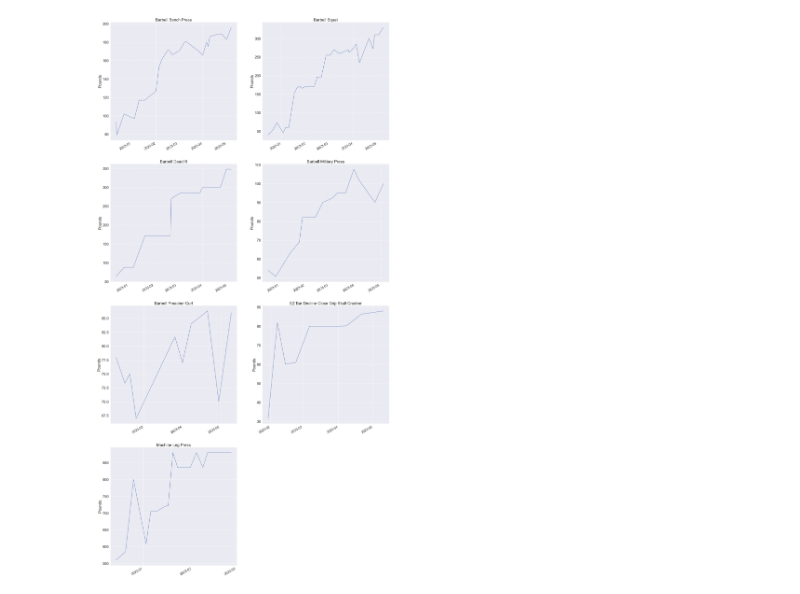
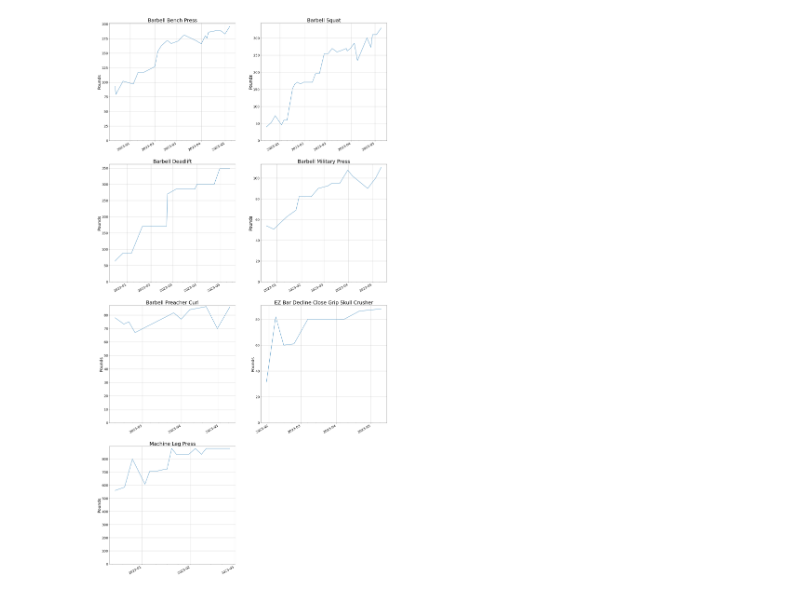
Before and after one commit to markhary/weightlifting, a Jupyter notebook: weightlifting.ipynb, the cells around one changed output. Cells and saved outputs as stored; diff of their text form; code cells hidden in the pictures.

Commit message:
Fixed bug in leg press replacement and updated with latest data

```diff
--- a/weightlifting.ipynb
+++ b/weightlifting.ipynb
@@ -30,57 +30,60 @@ machine_leg_press = 'Machine Leg Press'
 # %%
 # merge Leg Press and Machine Leg Press columns
 leg_press = 'Leg Press'
-df['ename'].replace([leg_press], machine_leg_press, regex=True, inplace=True)
+df['ename'].replace(leg_press], machine_leg_press, regex=True, inplace=True)
 # %%
-def format_axes(ax):
+def format_axes(ax, title):
     ax.set(xlabel=None)
-    ax.set_ylabel('Pounds')
+    ax.set_ylabel('Pounds', fontsize=25)
     ax.xaxis.set_major_locator(mdates.MonthLocator())
     ax.xaxis.set_minor_locator(mdates.WeekdayLocator())
     ax.xaxis.set_major_formatter(mdates.DateFormatter('%Y-%m'))
     for label in ax.get_xticklabels(which='major'):
-        label.set(rotation=30, horizontalalignment='right',fontsize=20)
+        label.set(rotation=30, horizontalalignment='right')
+    ax.tick_params(axis='both', which='major', labelsize=20)
+    ax.tick_params(axis='both', which='minor', labelsize=8)
     ax.grid(True)
+    ax.set_ylim(0, None)
+    ax.set_title(title, fontsize=30)
 # %%
 fig, axes = plt.subplots(4, 2, figsize=(30, 60))
 #fig.subplots_adjust(hspace=0.3)
-sns.set(font_scale=2)
 
 variable = barbell_bench_press
 ax = axes[0,0]
-sns.lineplot(ax=ax, data=df.loc[df['ename'] == variable], x=mydate, y=record).set(title=variable)
-format_axes(ax)
+sns.lineplot(ax=ax, data=df.loc[df['ename'] == variable], x=mydate, y=record)
+format_axes(ax, variable)
 
 variable = barbell_squat
 ax = axes[0,1]
 sns.lineplot(ax=ax, data=df.loc[df['ename'] == variable], x=mydate, y=record).set(title=variable)
-format_axes(ax)
+format_axes(ax, variable)
 
 variable = barbell_deadlift
 ax = axes[1,0]
 sns.lineplot(ax=ax, data=df.loc[df['ename'] == variable], x=mydate, y=record).set(title=variable)
-format_axes(ax)
+format_axes(ax, variable)
 
 variable = barbell_military_press
 ax = axes[1,1]
 sns.lineplot(ax=ax, data=df.loc[df['ename'] == variable], x=mydate, y=record).set(title=variable)
-format_axes(ax)
+format_axes(ax, variable)
 
 variable = barbell_preacher_curl
 ax = axes[2,0]
 sns.lineplot(ax=ax, data=df.loc[df['ename'] == variable], x=mydate, y=record).set(title=variable)
-format_axes(ax)
+format_axes(ax, variable)
 
 variable = barbell_skull_crusher
 ax = axes[2,1]
 sns.lineplot(ax=ax, data=df.loc[df['ename'] == variable], x=mydate, y=record).set(title=variable)
-format_axes(ax)
+format_axes(ax, variable)
 
 variable = machine_leg_press
 ax = axes[3,0]
 sns.lineplot(ax=ax, data=df.loc[df['ename'] == variable], x=mydate, y=record).set(title=variable)
-format_axes(ax)
+format_axes(ax, variable)
 
 fig.delaxes(axes[3][1])
 # %% [output]
-[figure, old version]
+[figure, new version]
```
Also changed, not shown: parts of 1 cell of this notebook.
